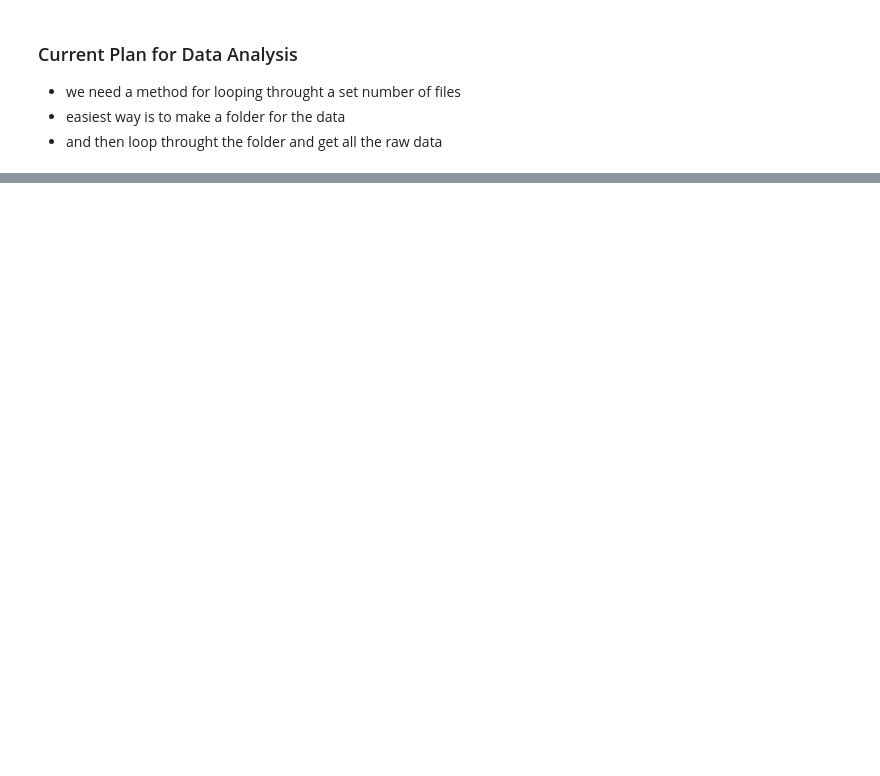
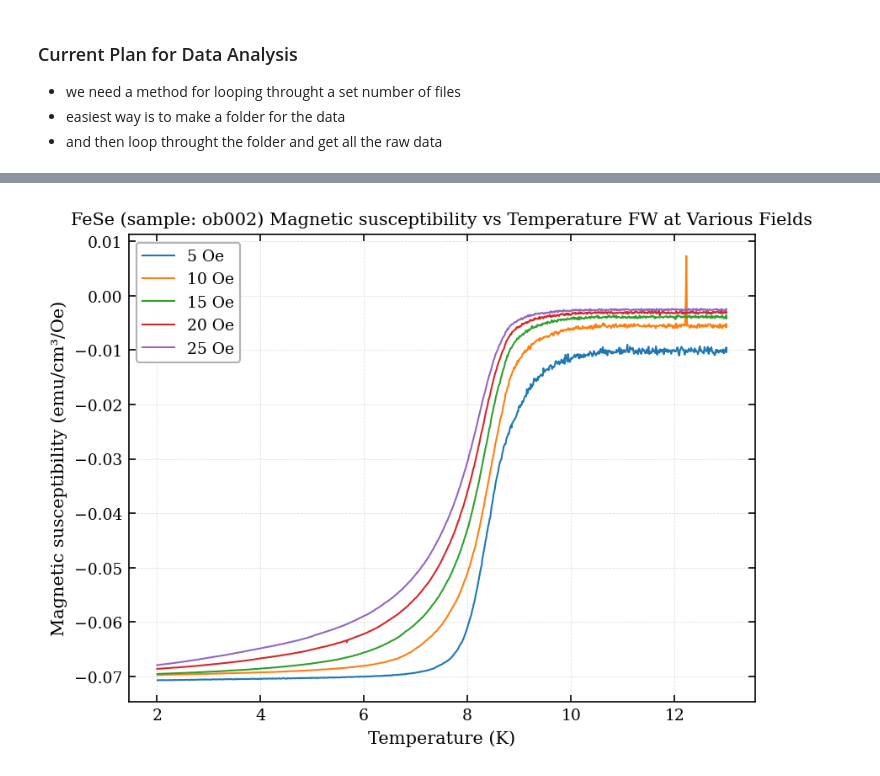
Before and after one commit to thompo993/high-temperature-superconductivity, a Jupyter notebook: code/10/2026-10-30-FeSe-ob002-MvsT-FW-VariousFields.ipynb, the cells around one changed output, grey strips where cells are left out. Drawn from its saved outputs; the diff is of its cells as text; code cells hidden in the pictures; blank space fills up the shorter version.

```diff
--- a/code/10/2026-10-30-FeSe-ob002-MvsT-FW-VariousFields.ipynb
+++ b/code/10/2026-10-30-FeSe-ob002-MvsT-FW-VariousFields.ipynb
@@ -108,3 +143,28 @@ plt.show()
+# %%
+
+Sample_Volume = 1.56e-6  # Convert from um^3 to cm^3
+Demagnetisation_factor = 0.9
+
+Magnetic_susceptibility_apparent = {}
+Magnetic_susceptibility_corrected = {}
+for run_number, dataframe in runs.items():
+    field_value = dataframe[field_column].iloc[0]  # Assuming the field is constant for each run
+    Magnetic_susceptibility_apparent[run_number] = dataframe["DC Moment Fixed Ctr (emu)"] / (field_value * Sample_Volume)
+    Magnetic_susceptibility_corrected[run_number] = Magnetic_susceptibility_apparent[run_number] / (1 - np.pi * 4 * Demagnetisation_factor * Magnetic_susceptibility_apparent[run_number])
+for run_number, dataframe in runs.items():
+    plt.plot(
+        dataframe["Temperature (K)"],
+        Magnetic_susceptibility_corrected[run_number],
+        label=field_labels[run_number],
+    )
+
+plt.title("FeSe (sample: ob002) Magnetic susceptibility vs Temperature FW at Various Fields")
+plt.xlabel("Temperature (K)")
+plt.ylabel("Magnetic susceptibility (emu/cm³/Oe)")
+plt.legend()
+plt.show()
+# %% [output]
+[figure, added]
 # %%
 # # Git Copilot 5.6 Luna usgeenrateed to  example code structure for fitting normal-state and transition regions of MvsT data. Code modified by Ollie Pentecost to suit Pb data.
 
```
Also changed, not shown: parts of 12 cells of this notebook.
